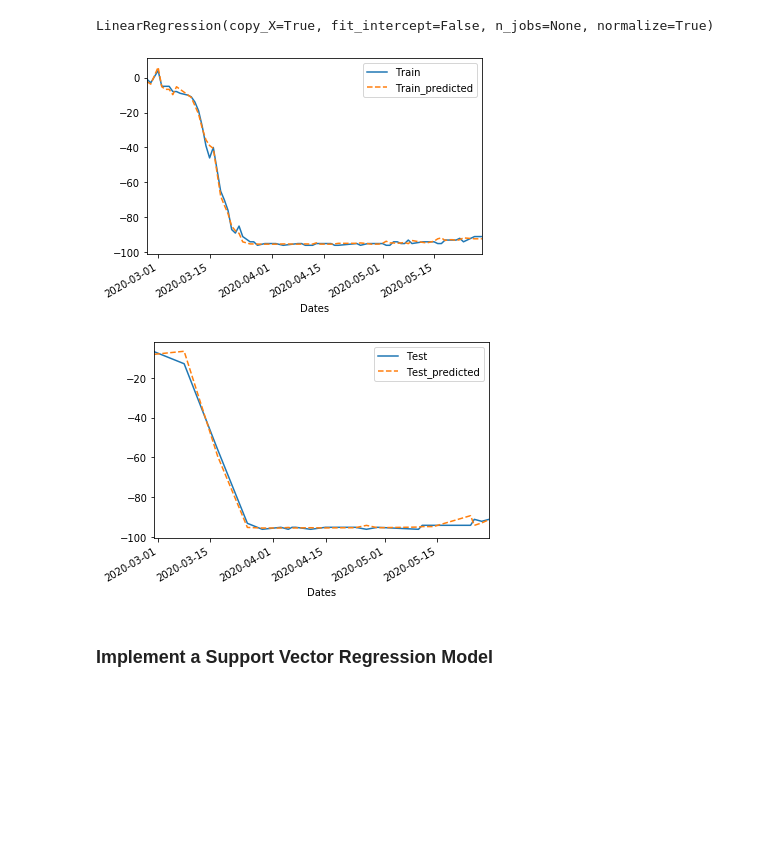
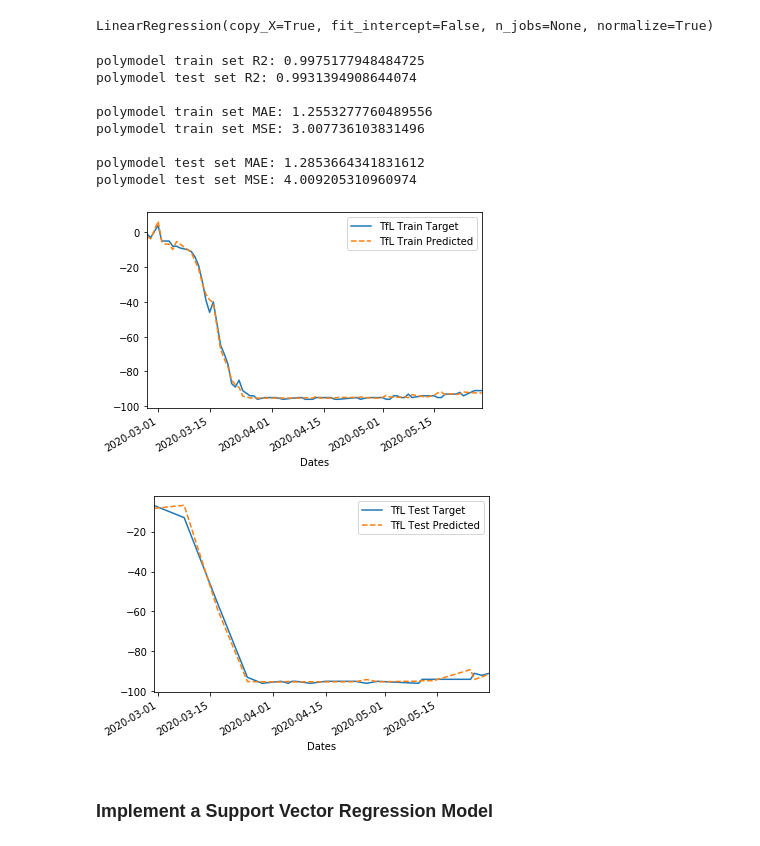
Before and after one commit to IuliiaZaitova/COVID_Prediction_London_National_Transport_Use, a Jupyter notebook: UK_transport.ipynb, the cells around one changed output. Cells and saved outputs as stored; diff of their text form; code cells hidden in the pictures; blank space fills up the shorter version.

```diff
--- a/UK_transport.ipynb
+++ b/UK_transport.ipynb
@@ -339,7 +356,7 @@ score_tfl_mob_lyn = 'linearmodel test set R2:',linear_model.score(X_test,y_test)
 ### Implement a Polynomial Regression Model
 # %%
 # Fit the polynomial Regression
-poly_features = PolynomialFeatures(degree=4)
+poly_features = PolynomialFeatures(degree=3)
 X_poly = poly_features.fit_transform(X)
 X_poly_test = poly_features.fit_transform(X_test)
 poly_linear_model = LinearRegression(normalize=True, fit_intercept=False)
@@ -349,25 +366,41 @@ LinearRegression(copy_X=True, fit_intercept=False, n_jobs=None, normalize=True)
 # %%
 # plot Polyn. Regr. Prediction against Target
 train_predicted = poly_linear_model.predict(X_poly)
 train_result = pd.DataFrame()
 train_result["Dates"] = X_dates
 train_result["Train_predicted"] = train_predicted
 train_result["Train"] = y
-ax = train_result.plot(x ='Dates', y='Train', kind = 'line')
-train_result.plot(x ='Dates', y= 'Train_predicted', linestyle='dashed', kind = 'line', ax=ax)
+ax = train_result.plot(x ='Dates', y='Train', kind = 'line', label='TfL Train Target')
+train_result.plot(x ='Dates', y= 'Train_predicted', linestyle='dashed', kind = 'line', ax=ax, label='TfL Train Predicted')
 
 test_predicted = poly_linear_model.predict(X_poly_test)
 test_result = pd.DataFrame()
 test_result["Dates"] = X_test_dates
 test_result["Test_predicted"] = test_predicted
 test_result["Test"] = y_test
-fig = test_result.plot(x ='Dates', y='Test', kind = 'line')
-test_result.plot(x ='Dates', y='Test_predicted', kind = 'line', linestyle='dashed',ax=fig)
+fig = test_result.plot(x ='Dates', y='Test', kind = 'line', label='TfL Test Target')
+test_result.plot(x ='Dates', y='Test_predicted', kind = 'line', linestyle='dashed',ax=fig, label='TfL Test Predicted')
 # Score the model
-score_tfl_mob_pln = 'polymodel test set R2:',poly_linear_model.score(X_poly_test,y_test)
+print('polymodel train set R2:',poly_linear_model.score(X_poly,y))
+print('polymodel test set R2:',poly_linear_model.score(X_poly_test,y_test))
+print()
+print('polymodel train set MAE:', mean_absolute_error(train_predicted,y))
+print('polymodel train set MSE:', mean_squared_error(train_predicted,y))
+print()
+print('polymodel test set MAE:', mean_absolute_error(test_predicted,y_test))
+print('polymodel test set MSE:', mean_squared_error(test_predicted,y_test))
+print()
 # %% [output]
+polymodel train set R2: 0.9975177948484725
+polymodel test set R2: 0.9931394908644074
+
+polymodel train set MAE: 1.2553277760489556
+polymodel train set MSE: 3.007736103831496
+
+polymodel test set MAE: 1.2853664341831612
+polymodel test set MSE: 4.009205310960974
-[figure, old version]
+[figure, new version]
-[figure, old version]
+[figure, new version]
 # %% [markdown]
 ### Implement a Support Vector Regression Model
 # %%
```
Also changed, not shown: parts of 28 cells of this notebook.
